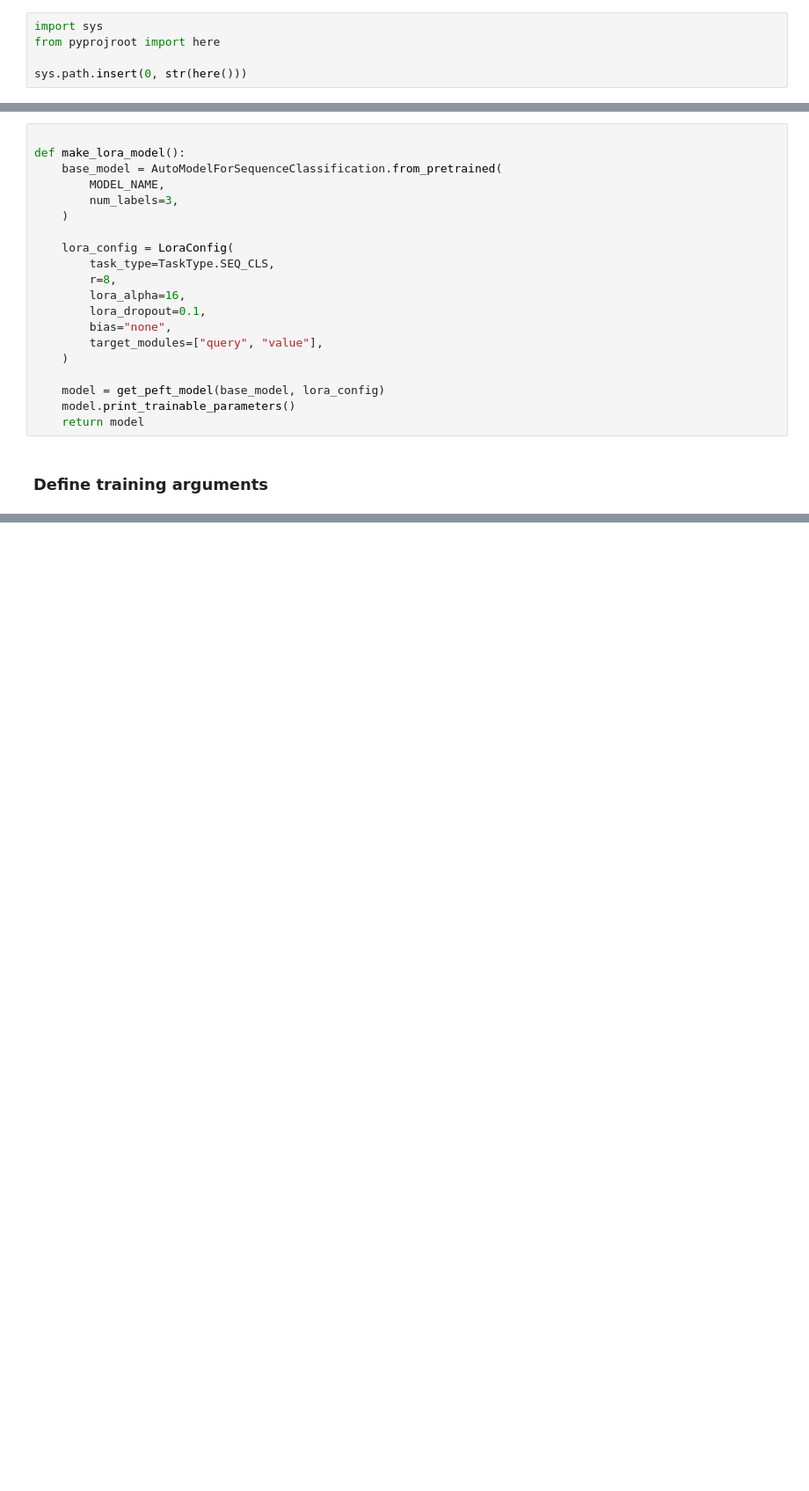
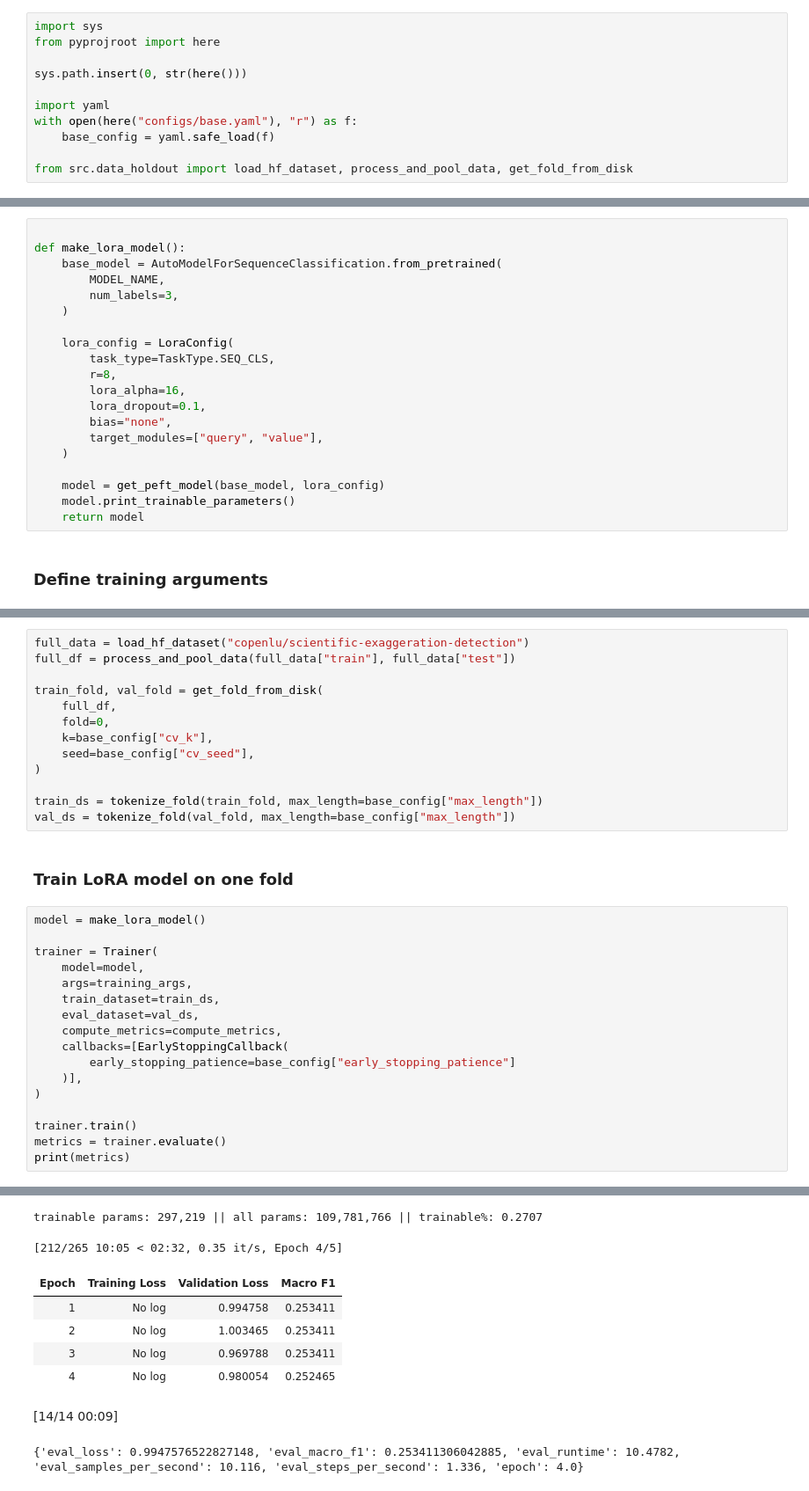
Before and after one commit to jubacochran-uc-berkeley/mids266-exaggeration, a Jupyter notebook: notebooks/pubmedbert_lora.ipynb, the cells around one changed output, grey strips where cells are left out. Shown at 88% size. Saved outputs shown, nothing was run; the diff lists cells and outputs as text; blank space fills up the shorter version.

```diff
--- a/notebooks/pubmedbert_lora.ipynb
+++ b/notebooks/pubmedbert_lora.ipynb
@@ -5,3 +5,9 @@ import sys
 from pyprojroot import here
 
 sys.path.insert(0, str(here()))
+
+import yaml
+with open(here("configs/base.yaml"), "r") as f:
+    base_config = yaml.safe_load(f)
+
+from src.data_holdout import load_hf_dataset, process_and_pool_data, get_fold_from_disk
@@ -95,0 +123,33 @@ base_training_args = dict(
+# %%
+full_data = load_hf_dataset("copenlu/scientific-exaggeration-detection")
+full_df = process_and_pool_data(full_data["train"], full_data["test"])
+
+train_fold, val_fold = get_fold_from_disk(
+    full_df,
+    fold=0,
+    k=base_config["cv_k"],
+    seed=base_config["cv_seed"],
+)
+
+train_ds = tokenize_fold(train_fold, max_length=base_config["max_length"])
+val_ds = tokenize_fold(val_fold, max_length=base_config["max_length"])
+# %% [markdown]
+### Train LoRA model on one fold
+# %%
+model = make_lora_model()
+
+trainer = Trainer(
+    model=model,
+    args=training_args,
+    train_dataset=train_ds,
+    eval_dataset=val_ds,
+    compute_metrics=compute_metrics,
+    callbacks=[EarlyStoppingCallback(
+        early_stopping_patience=base_config["early_stopping_patience"]
+    )],
+)
+
+trainer.train()
+metrics = trainer.evaluate()
+print(metrics)
+# %% [output]
@@ -95,0 +175,9 @@ base_training_args = dict(
+trainable params: 297,219 || all params: 109,781,766 || trainable%: 0.2707
+[212/265 10:05 < 02:32, 0.35 it/s, Epoch 4/5]
+| Epoch | Training Loss | Validation Loss | Macro F1 |
+| 1 | No log | 0.994758 | 0.253411 |
+| 2 | No log | 1.003465 | 0.253411 |
+| 3 | No log | 0.969788 | 0.253411 |
+| 4 | No log | 0.980054 | 0.252465 |
+[14/14 00:09]
+{'eval_loss': 0.9947576522827148, 'eval_macro_f1': 0.253411306042885, 'eval_runtime': 10.4782, 'eval_samples_per_second': 10.116, 'eval_steps_per_second': 1.336, 'epoch': 4.0}
```
Also changed, not shown: parts of 10 cells of this notebook.
